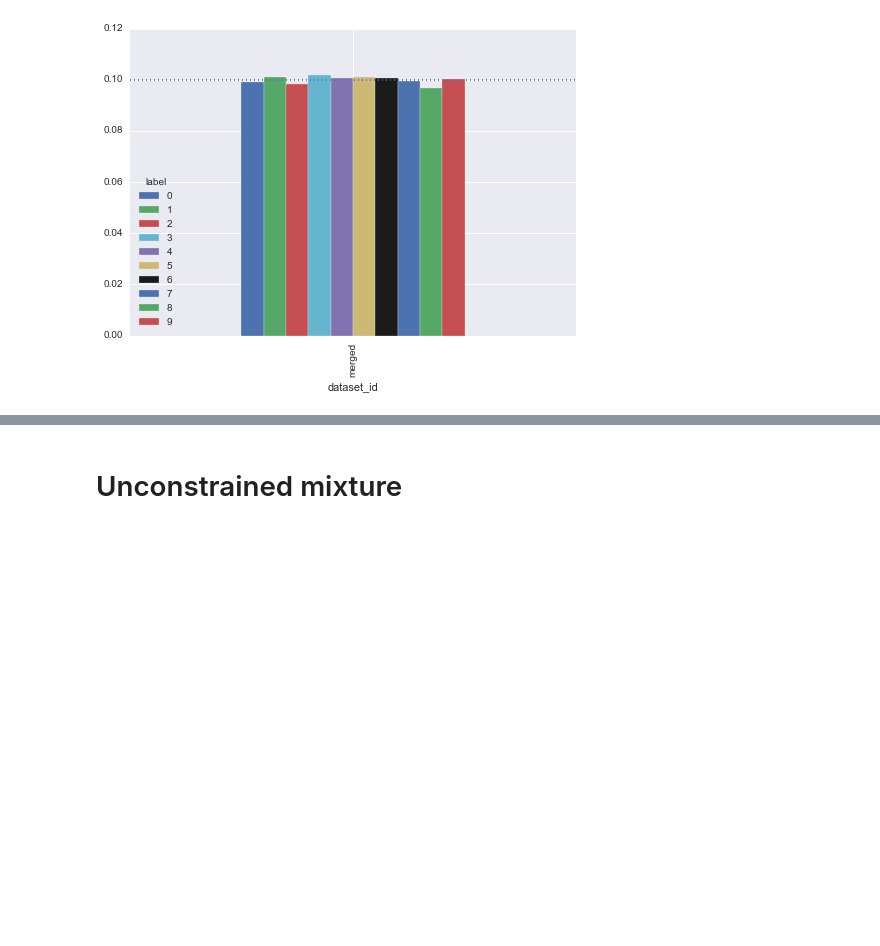
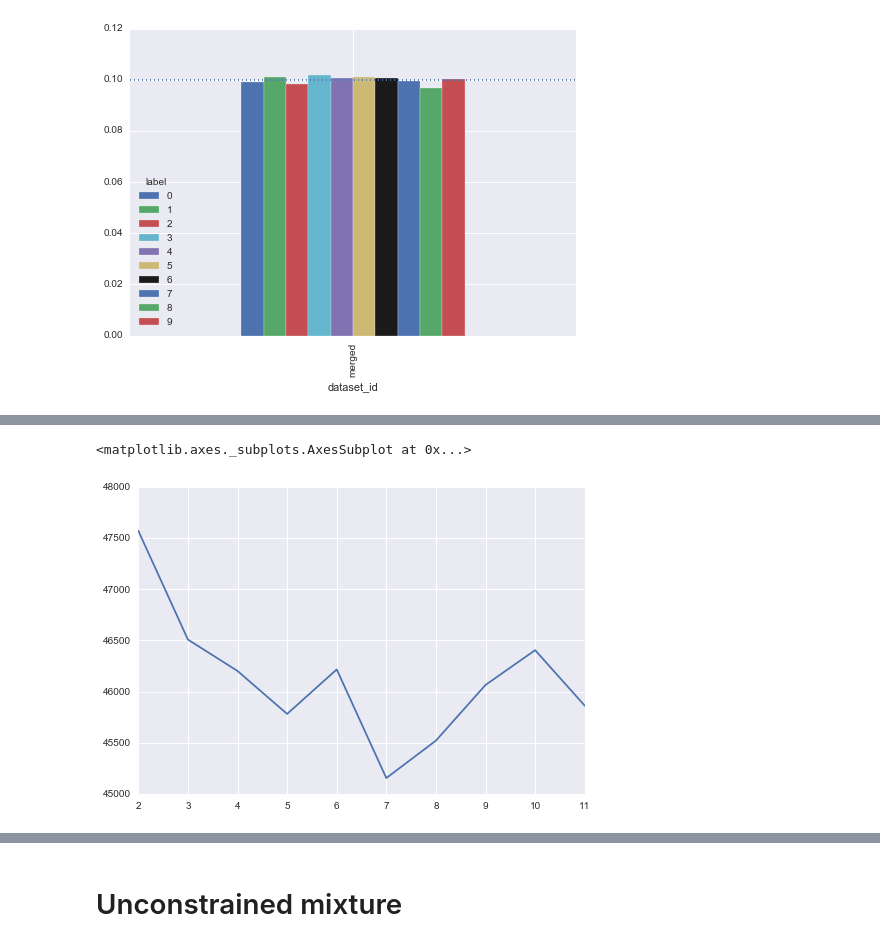
Before and after one commit to lukauskas/bernoulli-mixture-model, a Jupyter notebook: notebooks/Proof of Concept (more realistic).ipynb, the cells around one changed output, grey strips where cells are left out. Saved outputs shown, nothing was run; the diff lists cells and outputs as text; code cells hidden in the pictures; blank space fills up the shorter version.

Commit message:
committing the components search and updated notebook

```diff
--- a/notebooks/Proof of Concept (more realistic).ipynb
+++ b/notebooks/Proof of Concept (more realistic).ipynb
@@ -70,3 +70,9 @@ plt.axhline(0.1, linestyle=':')
 # %% [output]
 <matplotlib.lines.Line2D at 0x...>
 [figure]
+# %%
+%%time
+from bernoullimix.n_components_search import search_k
+
+mixtures, results = search_k(range(2, 12), training_data, components_per_k=10, random_state=RANDOM_STATE,
+                             verbose=False, eps=1e-4, n_iter=None)
@@ -73,3 +82,8 @@ plt.axhline(0.1, linestyle=':')
+# %%
+results['BIC'].plot()
+# %% [output]
+<matplotlib.axes._subplots.AxesSubplot at 0x...>
+[figure, added]
 # %%
 import itertools
 mixtures = list(itertools.islice(random_mixture_generator(K,
```
Also changed, not shown: parts of 8 cells of this notebook, 2 other files.
